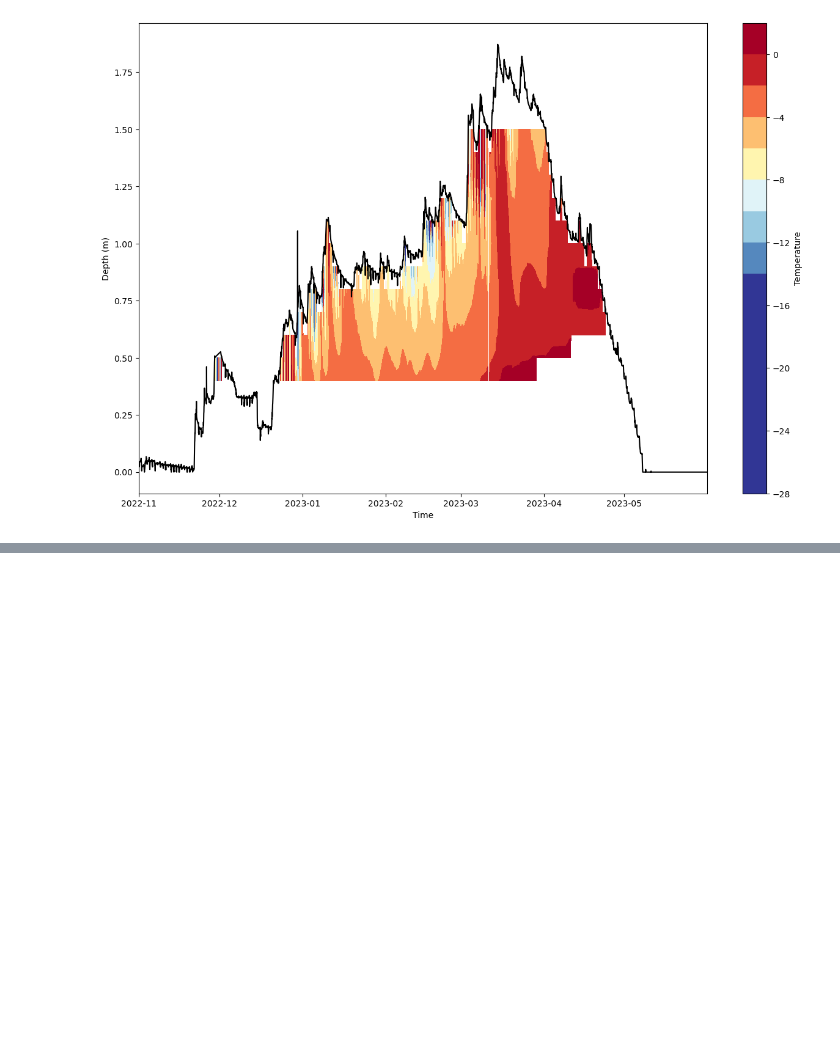
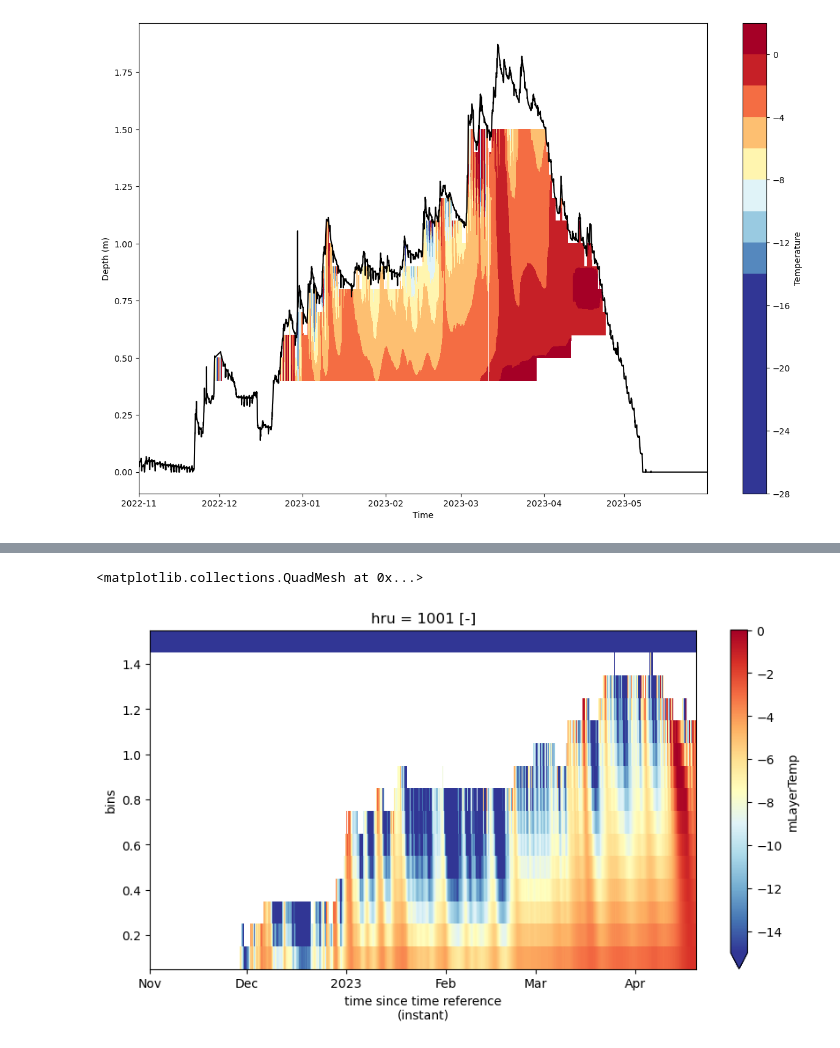
Before and after one commit to clinton-alden/summa, a Jupyter notebook: analysis/kettle_ponds/temp_plot.ipynb, the cells around one changed output, grey strips where cells are left out. Cells and saved outputs as stored; diff of their text form; code cells hidden in the pictures; blank space fills up the shorter version.

```diff
--- a/analysis/kettle_ponds/temp_plot.ipynb
+++ b/analysis/kettle_ponds/temp_plot.ipynb
@@ -226,0 +307,16 @@ ValueError: Variable 'dim_1': Could not convert tuple of form (dims, data[, attr
+# %%
+summa_temps = xr.concat(binned_times, dim='time').mLayerTemp
+summa_temps = summa_temps-273.15
+# %%
+# summa_temps.coords['layer_bins_bins'] = [interval.mid for interval in summa_temps.coords['layer_bins_bins']]
+
+summa_temps.coords['layer_bins_bins'] = [interval.right for interval in summa_temps.coords['layer_bins_bins'].values]
+
+summa_temps = summa_temps.rename({'layer_bins_bins': 'bins'})
+# %%
+plt.figure(figsize=(10,5))
+
+summa_temps.plot(x='time',y='bins', cmap='RdYlBu_r', vmin=-15, vmax=0)
+# %% [output]
+<matplotlib.collections.QuadMesh at 0x...>
+[figure, added]
```
Also changed, not shown: parts of 8 cells of this notebook.
